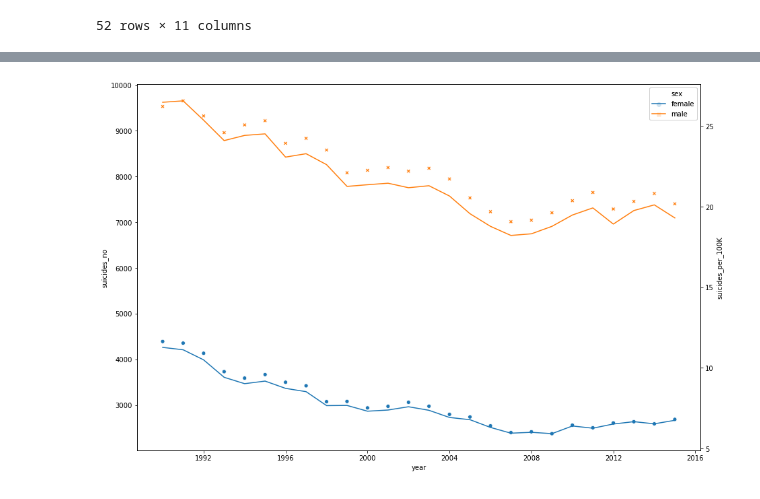
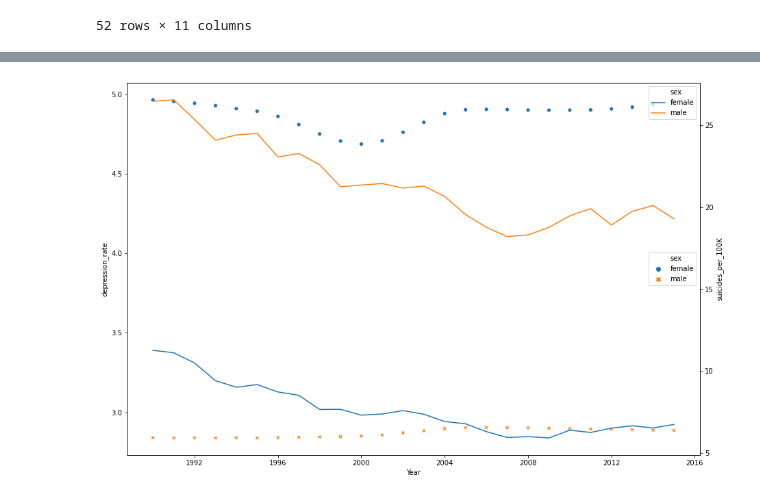
Before and after one commit to Brunadiasmiguel/depression, a Jupyter notebook: Analysis/regression_suicide_rate.ipynb, the cells around one changed output, grey strips where cells are left out. Cells and saved outputs as stored; diff of their text form; code cells hidden in the pictures.

```diff
--- a/Analysis/regression_suicide_rate.ipynb
+++ b/Analysis/regression_suicide_rate.ipynb
@@ -54,20 +117,23 @@ data_country('Germany')
 # %%
-def plot_suicide_rating(country):
+
+def plot_depressive_rating(country):
     fig, ax = plt.subplots(figsize=(15,10))
-    #F=data_country(country).loc[data_country(country)['sex']=='female']
-    #M=data_country(country).loc[data_country(country)['sex']=='male']
-    #ax1.bar(F['year'],F['suicides_no'],color='r')
-    #ax2.bar(M['year'],M['suicides_no'],color='b')
+
     ax = sns.scatterplot(x=data_country(country)['year'],
-                         y=data_country(country)['suicides_no'],
+                         y=data_country(country)['depression_rate'],
                          hue=data_country(country)['sex'], data=data_country(country), style='sex')
 
     ax1 = ax.twinx()
 
     ax1 = sns.lineplot(x=data_country(country)['year'],
                        y=data_country(country)['suicides_per_100K'],
-                       hue=data_country(country)['sex'], data=data_country(country))
+                       hue=data_country(country)['sex'], data=data_country(country),dashes=True)
+
+    ax.set_xlabel("Year")
+    ax.set_ylabel("depression_rate")
+    ax1.set_ylabel("suicides_per_100K")
+
+
+plot_depressive_rating('Germany')
+# %% [output]
+[figure, added]
-# %%
-plot_suicide_rating('Germany')
-# %% [output]
-[figure, removed]
```
Also changed, not shown: parts of 13 cells of this notebook, 5 other files.
